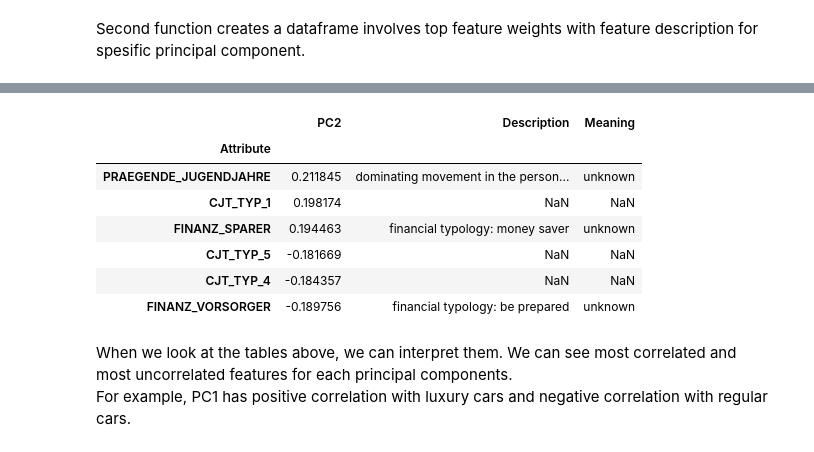
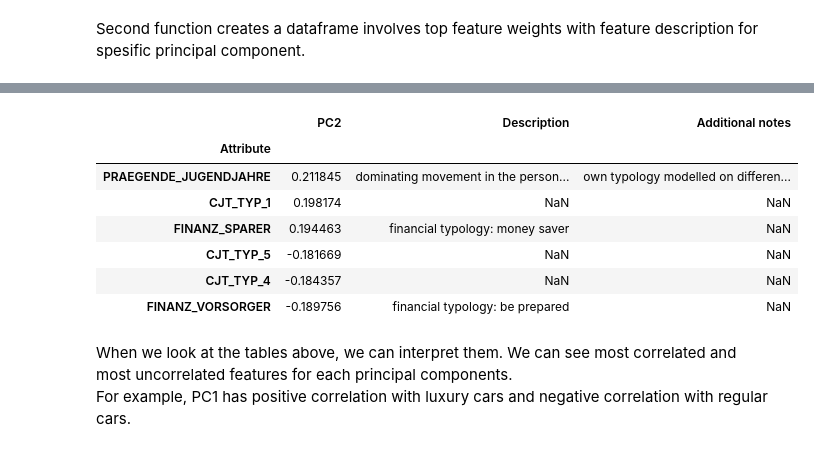
Before and after one commit to tbuyar/Arvato-Customer-Segmentation-Project, a Jupyter notebook: Arvato Project Workbook.ipynb, the cells around one changed output, grey strips where cells are left out. Drawn from its saved outputs; the diff is of its cells as text; code cells hidden in the pictures.

```diff
--- a/Arvato Project Workbook.ipynb
+++ b/Arvato Project Workbook.ipynb
@@ -497,6 +505,9 @@ z = np.abs(stats.zscore(azdias_clean))
 # %%
 # filter all rows whose z score less than 6
 azdias_clean = azdias_clean[(z < 6).all(axis=1)]
+# %%
+# reset index for new dataframe
+azdias_clean.reset_index(drop=True, inplace=True)
 # %%
 azdias_clean.shape
 # %% [output]
@@ -506,6 +520,9 @@ azdias_clean.shape
 # %%
 # define scaler by using StandardScaler from sklearn, which standardize features by removing the mean and scaling to unit variance
 scaler = StandardScaler()
+# %%
+# to keep LNR column same we need to copy it
+lnr=azdias_clean['LNR']
 # %%
 # fit and transform of scaler on dataframe
 azdias_clean=pd.DataFrame(scaler.fit_transform(azdias_clean), columns = azdias_clean.columns)
@@ -553,7 +577,7 @@ def data_preprocessing (df, df_name = None):
     df_clean.drop(rows_to_drop, inplace=True)
 
     # Remove the columns which involve too many features
-    df_clean.drop(columns=["LNR", "CAMEO_DEU_2015", "CAMEO_INTL_2015", "D19_LETZTER_KAUF_BRANCHE"], inplace=True)
+    df_clean.drop(columns=["CAMEO_DEU_2015", "CAMEO_INTL_2015", "D19_LETZTER_KAUF_BRANCHE"], inplace=True)
 
     # Change dtype of EINGEFUEGT_AM column from object to datetime and extract only year
     df_clean["EINGEFUEGT_AM"]=pd.to_datetime(df_clean["EINGEFUEGT_AM"])
@@ -566,7 +590,7 @@ def data_preprocessing (df, df_name = None):
     df_clean=pd.get_dummies(df_clean, drop_first=True)
 
     # Impute missing values with mode value
-    imputer = SimpleImputer(strategy='most_frequent')
+    imputer = Imputer(strategy='most_frequent')
     df_clean=pd.DataFrame(imputer.fit_transform(df_clean), columns = df_clean.columns)
 
     # Identify and remove 45 correlated features
@@ -583,9 +607,10 @@ def data_preprocessing (df, df_name = None):
     # Remove outliers from dataset by using z score
     z = np.abs(stats.zscore(df_clean))
     df_clean = df_clean[(z < 6).all(axis=1)]
+    df_clean.reset_index(drop=True, inplace=True)
 
     # Standardization of dataset
-    lnr=df_clean['LNR'] # to keep LNR column same
+    lnr=df_clean['LNR']
     scaler = StandardScaler()
     df_clean=pd.DataFrame(scaler.fit_transform(df_clean), columns = df_clean.columns)
     df_clean['LNR']=lnr
@@ -771,7 +820,7 @@ def most_important_features(pca_feature_importance_matrix, df, df_attribute, com
     pc_tops = pd.merge(left=pc_tops, right=df_attribute, how='left', left_on=pc_tops.index, right_on='Attribute')
 
     # set index attribute column
-    pc_tops=pc_tops.set_index("Attribute").drop(columns=["Value"])
+    pc_tops=pc_tops.set_index("Attribute").drop(columns=["Information level"])
 
     return pc_tops
 # %%
@@ -799,14 +848,14 @@ most_important_features(azdias_pca_feature_importance, azdias_clean, value_att,
 # %%
-most_important_features(azdias_pca_feature_importance, azdias_clean, value_att, 2)
+most_important_features(azdias_pca_feature_importance, azdias_clean, level_att, 2)
 # %% [output]
-|  | PC2 | Description | Meaning |
+|  | PC2 | Description | Additional notes |
 | Attribute |  |  |  |
-| PRAEGENDE_JUGENDJAHRE | 0.211845 | dominating movement in the person... | unknown |
+| PRAEGENDE_JUGENDJAHRE | 0.211845 | dominating movement in the person... | own typology modelled on differen... |
 | CJT_TYP_1 | 0.198174 | NaN | NaN |
-| FINANZ_SPARER | 0.194463 | financial typology: money saver | unknown |
+| FINANZ_SPARER | 0.194463 | financial typology: money saver | NaN |
 | CJT_TYP_5 | -0.181669 | NaN | NaN |
 | CJT_TYP_4 | -0.184357 | NaN | NaN |
-| FINANZ_VORSORGER | -0.189756 | financial typology: be prepared | unknown |
+| FINANZ_VORSORGER | -0.189756 | financial typology: be prepared | NaN |
 # %% [markdown]
 When we look at the tables above, we can interpret them. We can see most correlated and most uncorrelated features for each principal components.
 <br>For example, PC1 has positive correlation with luxury cars and negative correlation with regular cars.
```
Also changed, not shown: parts of 48 cells of this notebook.
